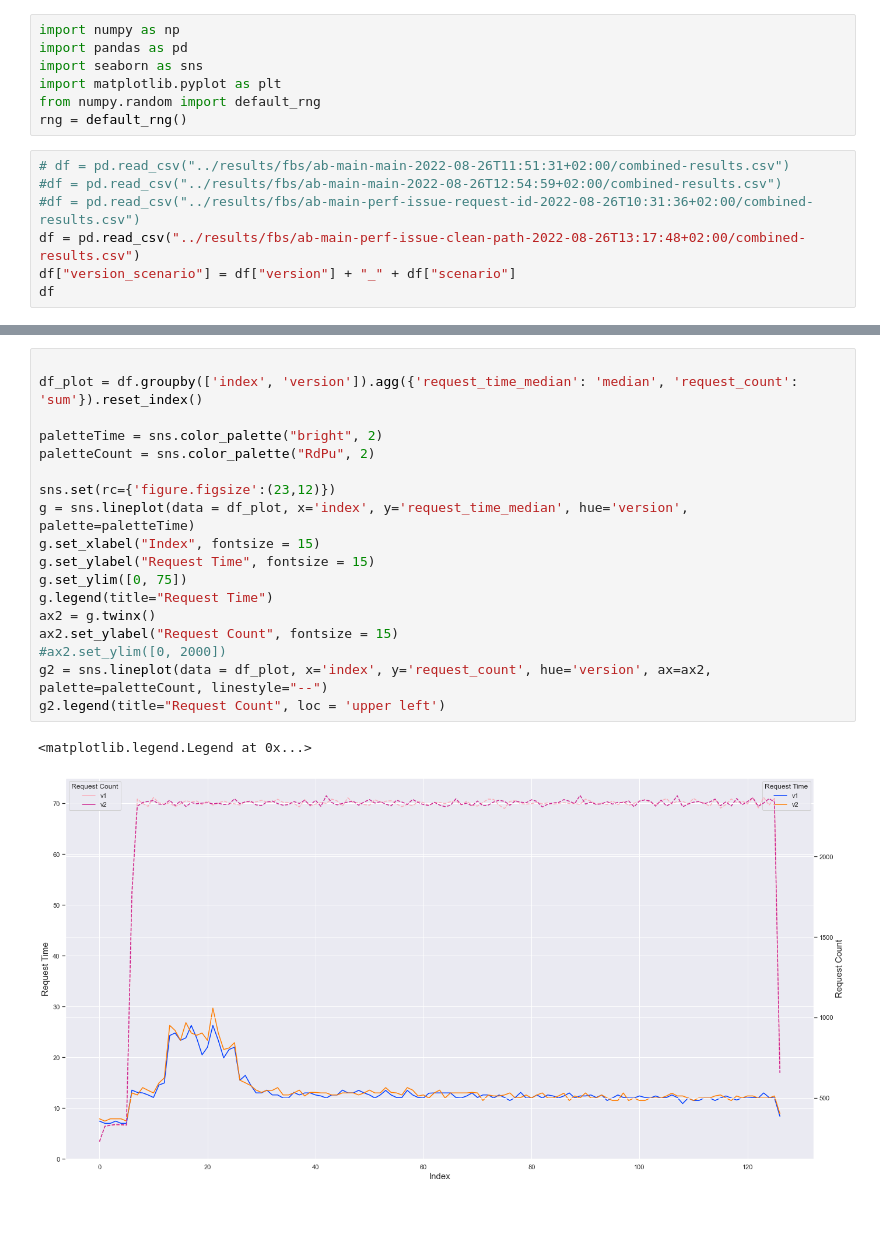
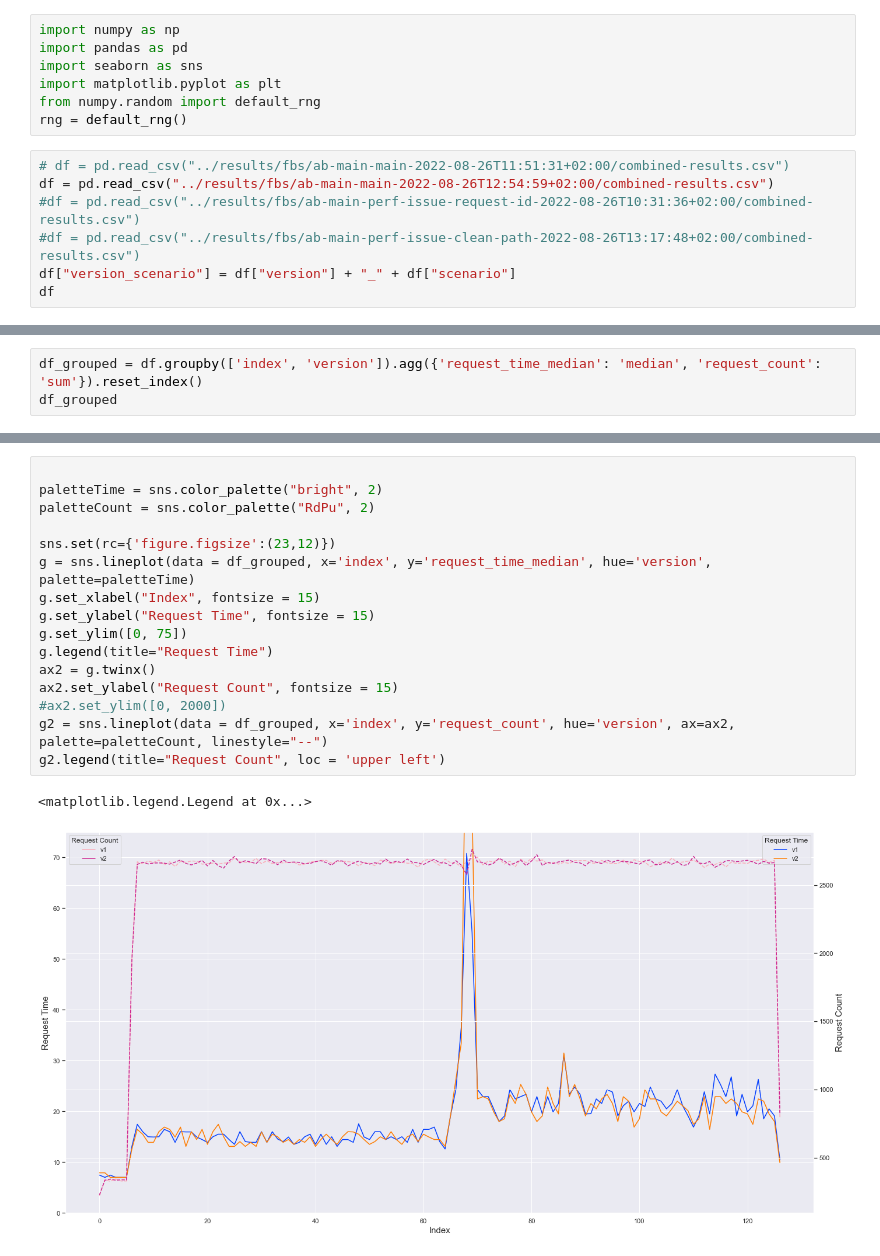
Before and after one commit to njapke/cloud-benchmark-conductor, a Jupyter notebook: analysis/bootstraping-app.ipynb, the cells around one changed output, grey strips where cells are left out. Drawn from its saved outputs; the diff is of its cells as text; blank space fills up the shorter version.

```diff
--- a/analysis/bootstraping-app.ipynb
+++ b/analysis/bootstraping-app.ipynb
@@ -7,9 +7,9 @@ from numpy.random import default_rng
 rng = default_rng()
 # %%
 # df = pd.read_csv("../results/fbs/ab-main-main-2022-08-26T11:51:31+02:00/combined-results.csv")
-#df = pd.read_csv("../results/fbs/ab-main-main-2022-08-26T12:54:59+02:00/combined-results.csv")
+df = pd.read_csv("../results/fbs/ab-main-main-2022-08-26T12:54:59+02:00/combined-results.csv")
 #df = pd.read_csv("../results/fbs/ab-main-perf-issue-request-id-2022-08-26T10:31:36+02:00/combined-results.csv")
-df = pd.read_csv("../results/fbs/ab-main-perf-issue-clean-path-2022-08-26T13:17:48+02:00/combined-results.csv")
+#df = pd.read_csv("../results/fbs/ab-main-perf-issue-clean-path-2022-08-26T13:17:48+02:00/combined-results.csv")
 df["version_scenario"] = df["version"] + "_" + df["scenario"]
 df
 # %% [output]
@@ -28 +28,4 @@ df
 1524 rows × 10 columns
+# %%
+df_grouped = df.groupby(['index', 'version']).agg({'request_time_median': 'median', 'request_count': 'sum'}).reset_index()
+df_grouped
@@ -29,21 +46,19 @@ df
 # %%
-
-df_plot = df.groupby(['index', 'version']).agg({'request_time_median': 'median', 'request_count': 'sum'}).reset_index()
 
 paletteTime = sns.color_palette("bright", 2)
 paletteCount = sns.color_palette("RdPu", 2)
 
 sns.set(rc={'figure.figsize':(23,12)})
-g = sns.lineplot(data = df_plot, x='index', y='request_time_median', hue='version', palette=paletteTime)
+g = sns.lineplot(data = df_grouped, x='index', y='request_time_median', hue='version', palette=paletteTime)
 g.set_xlabel("Index", fontsize = 15)
 g.set_ylabel("Request Time", fontsize = 15)
 g.set_ylim([0, 75])
 g.legend(title="Request Time")
 ax2 = g.twinx()
 ax2.set_ylabel("Request Count", fontsize = 15)
 #ax2.set_ylim([0, 2000])
-g2 = sns.lineplot(data = df_plot, x='index', y='request_count', hue='version', ax=ax2, palette=paletteCount, linestyle="--")
+g2 = sns.lineplot(data = df_grouped, x='index', y='request_count', hue='version', ax=ax2, palette=paletteCount, linestyle="--")
 g2.legend(title="Request Count", loc = 'upper left')
 # %% [output]
 <matplotlib.legend.Legend at 0x...>
-[figure, old version]
+[figure, new version]
```
Also changed, not shown: parts of 8 cells of this notebook.
